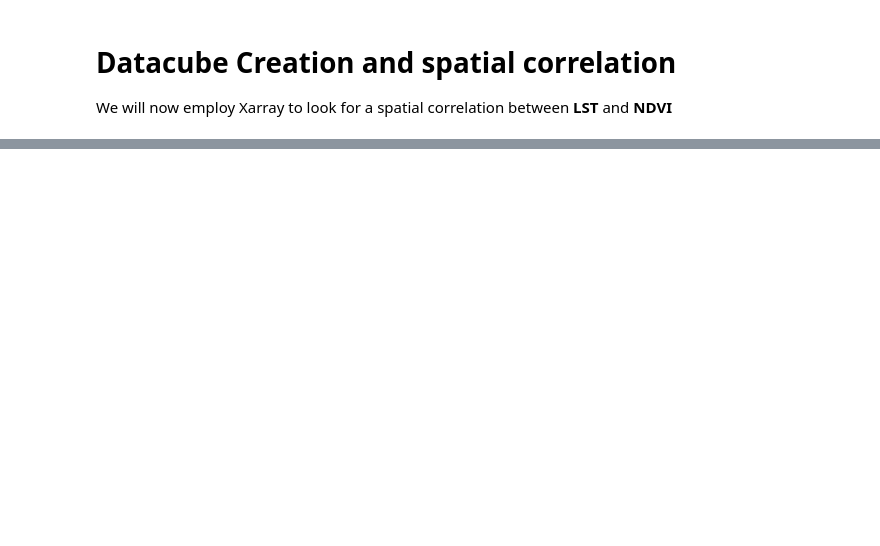
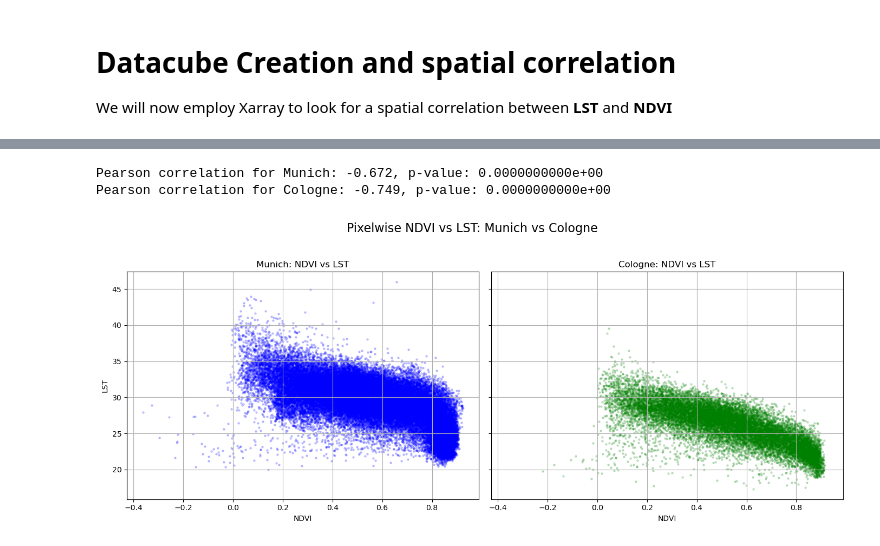
Before and after one commit to Lutzkk/urban_programming, a Jupyter notebook: code/ee.ipynb, the cells around one changed output, grey strips where cells are left out. Drawn from its saved outputs; the diff is of its cells as text; code cells hidden in the pictures; blank space fills up the shorter version.

Commit message:
pearsons R - Code cleaning

```diff
--- a/code/ee.ipynb
+++ b/code/ee.ipynb
@@ -341,0 +341,52 @@ Global Moran's I NDVI (Munich): 0.720, p-value: 0.0010
+# %%
+munich_ndvi_flat = ds_munich['ndvi'].where(mask_munich).values.flatten()
+munich_lst_flat = ds_munich['lst'].where(mask_munich).values.flatten()
+
+munich_valid = (~np.isnan(munich_ndvi_flat)) & (~np.isnan(munich_lst_flat))
+
+munich_ndvi_clean = munich_ndvi_flat[munich_valid]
+munich_lst_clean = munich_lst_flat[munich_valid]
+
+
+corr, pval = pearsonr(munich_ndvi_clean, munich_lst_clean)
+print(f"Pearson correlation for Munich: {corr:.3f}, p-value: {pval:.10e}")
+#The p value of basically 0 implies that the probability of the correlation being random is smaller than what floating point precision can represent.
+#This imples that we can be extremely confident that the correlation is not random and that there is a significant negative relationship between NDVI and LST.
+
+#-------------------------------------------------------------------------
+
+cologne_ndvi_flat = ds_cologne['ndvi'].where(mask_cologne).values.flatten()
+cologne_lst_flat = ds_cologne['lst'].where(mask_cologne).values.flatten()
+
+cologne_valid = (~np.isnan(cologne_ndvi_flat)) & (~np.isnan(cologne_lst_flat))
+
+cologne_ndvi_clean = cologne_ndvi_flat[cologne_valid]
+cologne_lst_clean = cologne_lst_flat[cologne_valid]
+
+corr, pval = pearsonr(cologne_ndvi_clean, cologne_lst_clean)
+
+print(f"Pearson correlation for Cologne: {corr:.3f}, p-value: {pval:.10e}")
+# %% [output]
+Pearson correlation for Munich: -0.672, p-value: 0.0000000000e+00
+Pearson correlation for Cologne: -0.749, p-value: 0.0000000000e+00
+# %%
+fig, axes = plt.subplots(1, 2, figsize=(14, 6), sharex=True, sharey=True)
+
+# Munich scatter
+axes[0].scatter(munich_ndvi_clean, munich_lst_clean, s=5, alpha=0.2, color='blue')
+axes[0].set_title("Munich: NDVI vs LST")
+axes[0].set_xlabel("NDVI")
+axes[0].set_ylabel("LST")
+axes[0].grid(True)
+
+# Cologne scatter
+axes[1].scatter(cologne_ndvi_clean, cologne_lst_clean, s=5, alpha=0.2, color='green')
+axes[1].set_title("Cologne: NDVI vs LST")
+axes[1].set_xlabel("NDVI")
+axes[1].grid(True)
+
+plt.suptitle("Pixelwise NDVI vs LST: Munich vs Cologne", fontsize=16)
+plt.tight_layout(rect=[0, 0.03, 1, 0.95])
+plt.show()
+# %% [output]
+[figure, added]
```
Also changed, not shown: parts of 10 cells of this notebook.
